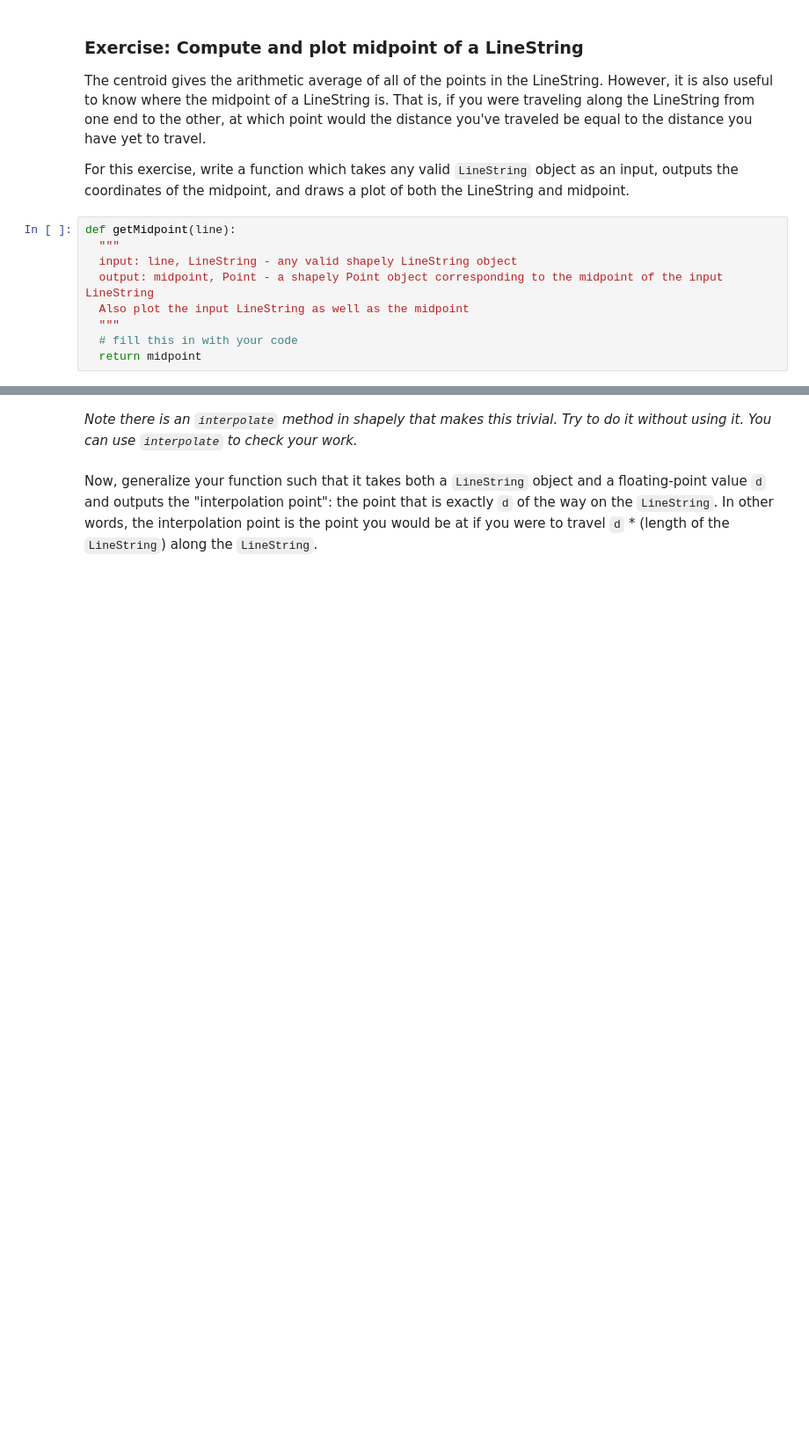
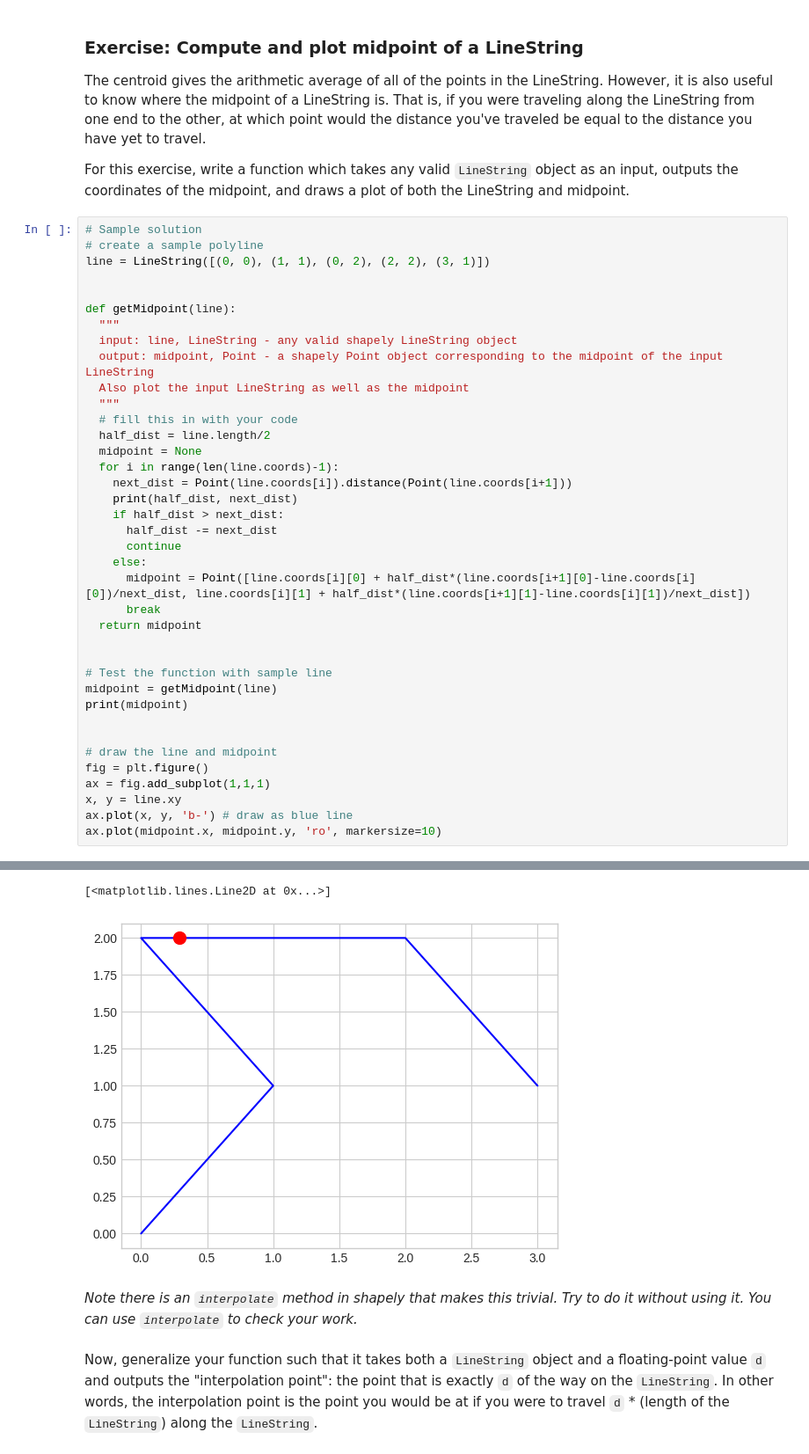
Before and after one commit to bwsi-hadr-2024/bwsi-modules-2024, a Jupyter notebook: 02-visualization-and-shapes/02_Visualization_and_Shapes.ipynb, the cells around one changed output, grey strips where cells are left out. Shown at 88% size. Drawn from its saved outputs; the diff is of its cells as text; blank space fills up the shorter version.

```diff
--- a/02-visualization-and-shapes/02_Visualization_and_Shapes.ipynb
+++ b/02-visualization-and-shapes/02_Visualization_and_Shapes.ipynb
@@ -275,12 +415,42 @@ ax.plot(l_centroid_x, l_centroid_y, 'ro', markersize=10)
 The centroid gives the arithmetic average of all of the points in the LineString. However, it is also useful to know where the midpoint of a LineString is. That is, if you were traveling along the LineString from one end to the other, at which point would the distance you've traveled be equal to the distance you have yet to travel.
 
 For this exercise, write a function which takes any valid `LineString` object as an input, outputs the coordinates of the midpoint, and draws a plot of both the LineString and midpoint.
-# %%
-def getMidpoint(line):
-  """
-  input: line, LineString - any valid shapely LineString object
-  output: midpoint, Point - a shapely Point object corresponding to the midpoint of the input LineString
-  Also plot the input LineString as well as the midpoint
-  """
-  # fill this in with your code
-  return midpoint
+# %%
+# Sample solution
+# create a sample polyline
+line = LineString([(0, 0), (1, 1), (0, 2), (2, 2), (3, 1)])
+
+
+def getMidpoint(line):
+  """
+  input: line, LineString - any valid shapely LineString object
+  output: midpoint, Point - a shapely Point object corresponding to the midpoint of the input LineString
+  Also plot the input LineString as well as the midpoint
+  """
+  # fill this in with your code
+  half_dist = line.length/2
+  midpoint = None
+  for i in range(len(line.coords)-1):
+    next_dist = Point(line.coords[i]).distance(Point(line.coords[i+1]))
+    print(half_dist, next_dist)
+    if half_dist > next_dist:
+      half_dist -= next_dist
+      continue
+    else:
+      midpoint = Point([line.coords[i][0] + half_dist*(line.coords[i+1][0]-line.coords[i][0])/next_dist, line.coords[i][1] + half_dist*(line.coords[i+1][1]-line.coords[i][1])/next_dist])
+      break
+  return midpoint
+
+
+# Test the function with sample line
+midpoint = getMidpoint(line)
+print(midpoint)
+
+
+# draw the line and midpoint
+fig = plt.figure()
+ax = fig.add_subplot(1,1,1)
+x, y = line.xy
+ax.plot(x, y, 'b-') # draw as blue line
+ax.plot(midpoint.x, midpoint.y, 'ro', markersize=10)
+# %% [output]
@@ -287,3 +461,5 @@ def getMidpoint(line):
+[<matplotlib.lines.Line2D at 0x...>]
+[figure, added]
 # %% [markdown]
 _Note there is an `interpolate` method in shapely that makes this trivial. Try to do it without using it. You can use `interpolate` to check your work._
 # %% [markdown]
```
Also changed, not shown: parts of 75 cells of this notebook, 15 other files.
